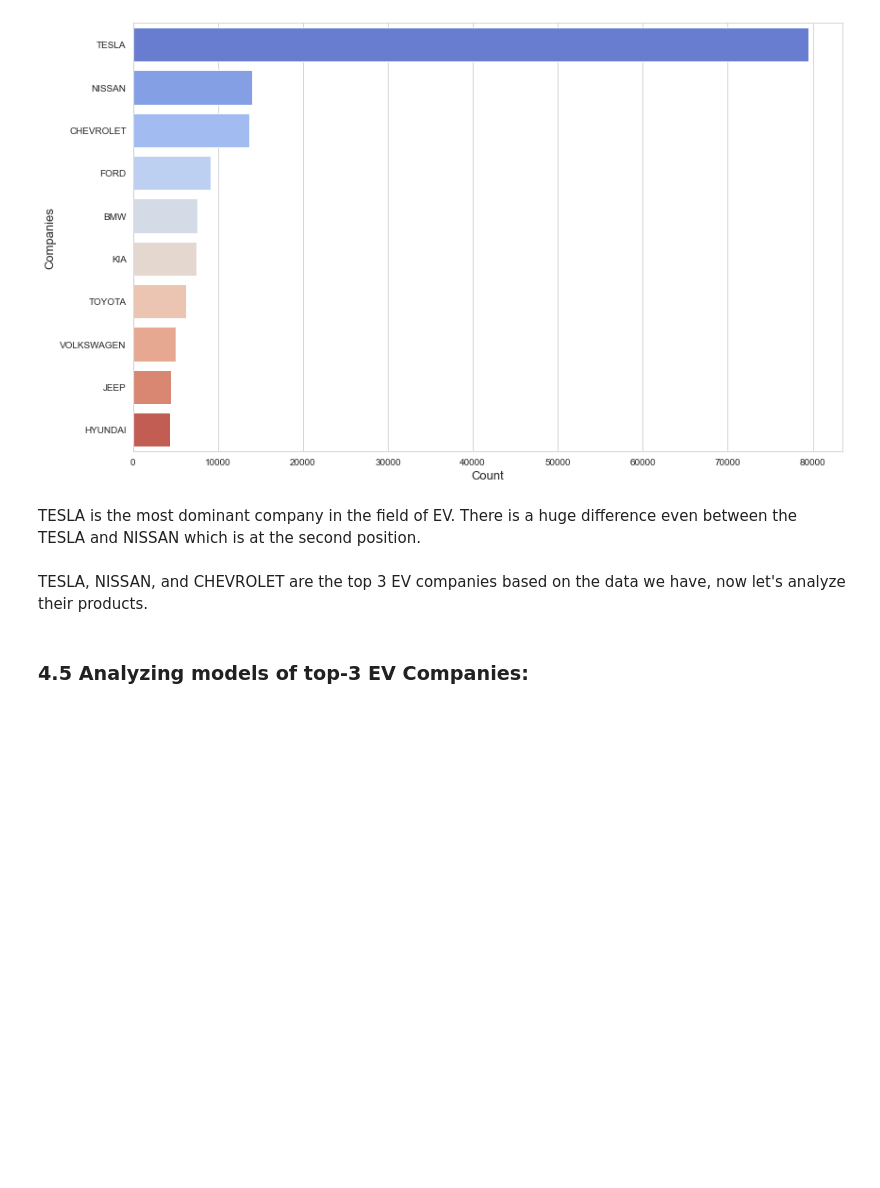
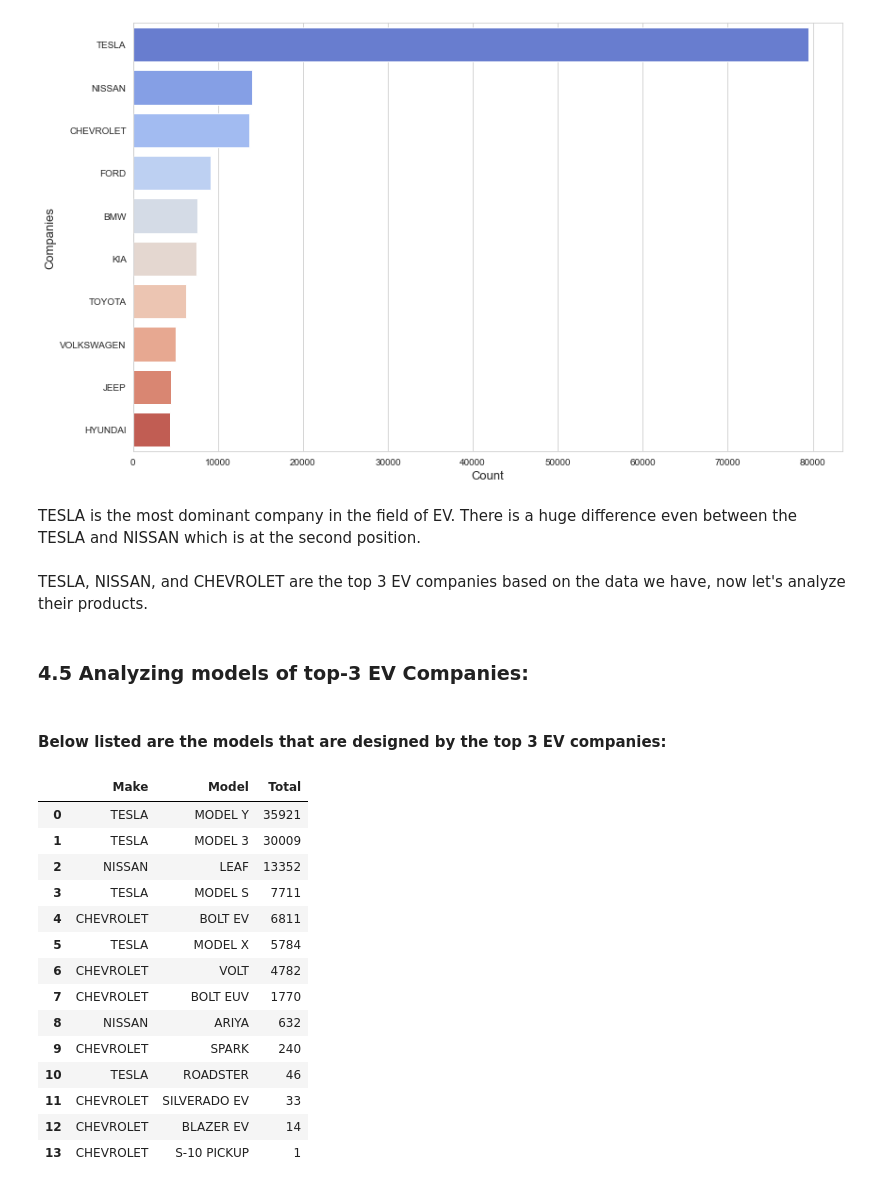
Before and after one commit to Nishan-k/Electric-Vehicles-Market-Size-Analysis, a Jupyter notebook: EV market size analysis for US.ipynb, the cells around one changed output. Drawn from its saved outputs; the diff is of its cells as text; code cells hidden in the pictures; blank space fills up the shorter version.

```diff
--- a/EV market size analysis for US.ipynb
+++ b/EV market size analysis for US.ipynb
@@ -237,0 +242,20 @@ TESLA, NISSAN, and CHEVROLET are the top 3 EV companies based on the data we hav
+# %% [markdown]
+#### Below listed are the models that are designed by the top 3 EV companies:
+# %%
+top_3_EV_companies_models
+# %% [output]
+|  | Make | Model | Total |
+| 0 | TESLA | MODEL Y | 35921 |
+| 1 | TESLA | MODEL 3 | 30009 |
+| 2 | NISSAN | LEAF | 13352 |
+| 3 | TESLA | MODEL S | 7711 |
+| 4 | CHEVROLET | BOLT EV | 6811 |
+| 5 | TESLA | MODEL X | 5784 |
+| 6 | CHEVROLET | VOLT | 4782 |
+| 7 | CHEVROLET | BOLT EUV | 1770 |
+| 8 | NISSAN | ARIYA | 632 |
+| 9 | CHEVROLET | SPARK | 240 |
+| 10 | TESLA | ROADSTER | 46 |
+| 11 | CHEVROLET | SILVERADO EV | 33 |
+| 12 | CHEVROLET | BLAZER EV | 14 |
+| 13 | CHEVROLET | S-10 PICKUP | 1 |
```
Also changed, not shown: parts of 5 cells of this notebook.
